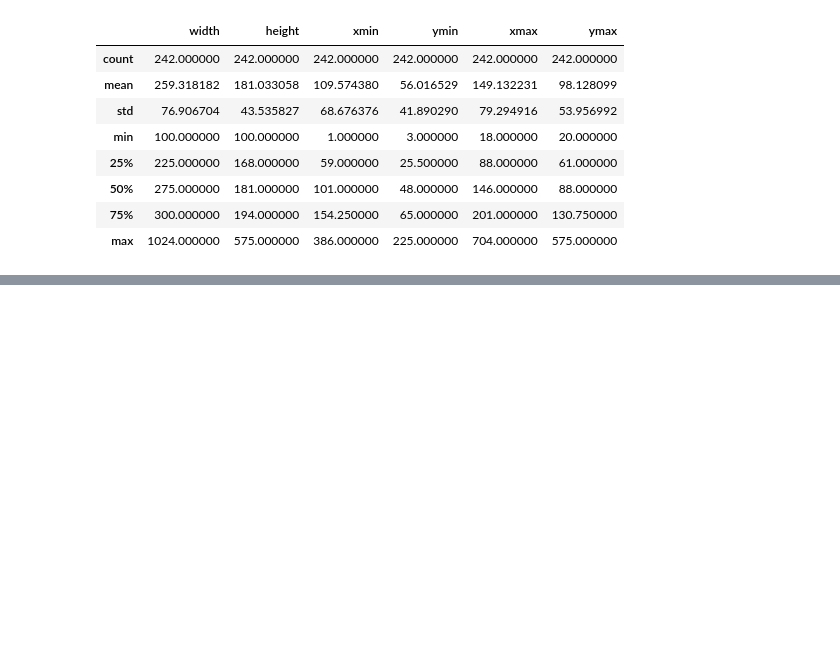
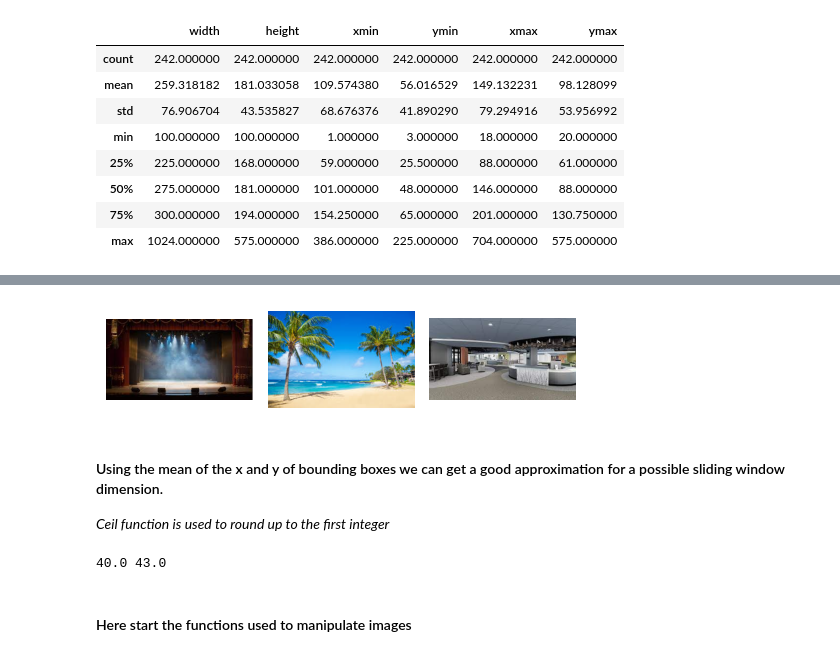
Before and after one commit to ThomasProce/legacy-face-detector, a Jupyter notebook: progetto_finale.ipynb, the cells around one changed output, grey strips where cells are left out. Drawn from its saved outputs; the diff is of its cells as text; code cells hidden in the pictures; blank space fills up the shorter version.

```diff
--- a/progetto_finale.ipynb
+++ b/progetto_finale.ipynb
@@ -39,6 +39,7 @@ from sklearn.model_selection import RandomizedSearchCV
 # %%
 all_jpeg = glob.glob('cumulative_jpeg/'+'*.jpeg')
 all_xml = glob.glob('cumulative_xml/'+'*.xml')
+not_faces = glob.glob('negative_jpeg/'+'*.jpeg')
 # %%
 # Iterate through all XML files and build a tree object for each one.
 # The last tree object in the loop will be the one retained.
@@ -195,0 +220,23 @@ dataset.describe()
+# %%
+num_images = 3  # Number of images to display
+fig, axes = plt.subplots(1, num_images, figsize=(5, 5))
+
+# Iterate through a subset of image files (adjust the range as needed)
+for i, img_path in enumerate(not_faces[:num_images]):
+    # Read the image using imread
+    img = imread(img_path)
+
+    # Display the image in the corresponding subplot
+    axes[i].imshow(img)
+    axes[i].axis('off')
+
+# Adjust spacing between subplots
+plt.tight_layout()
+
+# Show the plot
+plt.show()
+# %% [output]
+[figure, added]
+# %% [markdown]
+#### Using the mean of the x and y of bounding boxes we can get a good approximation for a possible sliding window dimension.
+*Ceil function is used to round up to the first integer*
@@ -195,0 +248,6 @@ dataset.describe()
+# %%
+print(xdim,ydim)
+# %% [output]
+40.0 43.0
+# %% [markdown]
+#### Here start the functions used to manipulate images
```
Also changed, not shown: parts of 4 cells of this notebook.
